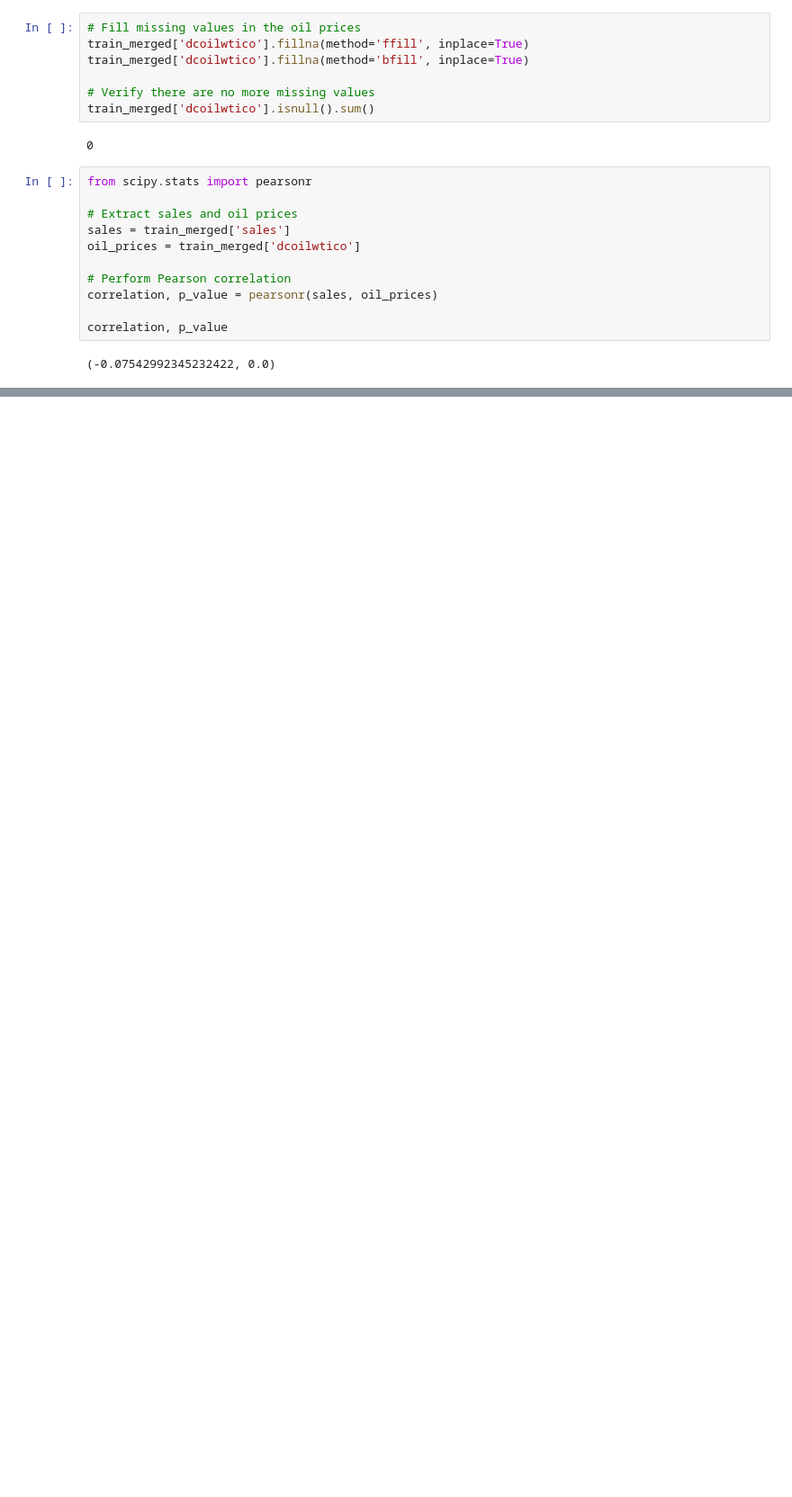
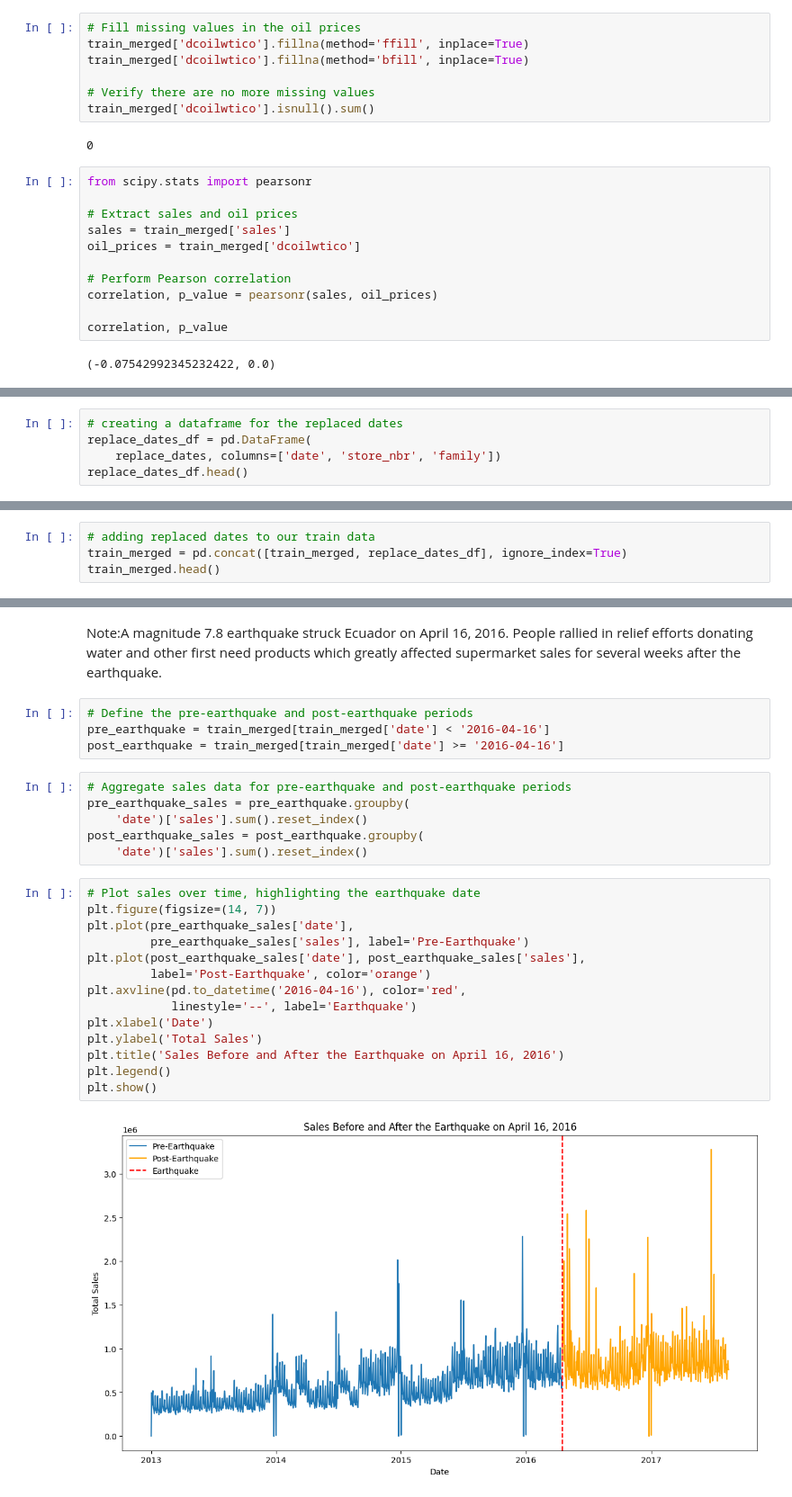
Before and after one commit to elishastanley/Demand-Forecasting-Optimization-for-Corporation-Favorita-A-Time-Series-Regression-ML-Approach, a Jupyter notebook: Notebooks/main.ipynb, the cells around one changed output, grey strips where cells are left out. Shown at 90% size. Saved outputs shown, nothing was run; the diff lists cells and outputs as text; blank space fills up the shorter version.

```diff
--- a/Notebooks/main.ipynb
+++ b/Notebooks/main.ipynb
@@ -412,0 +443,5 @@ correlation, p_value
+# %%
+# creating a dataframe for the replaced dates
+replace_dates_df = pd.DataFrame(
+    replace_dates, columns=['date', 'store_nbr', 'family'])
+replace_dates_df.head()
@@ -412,0 +455,4 @@ correlation, p_value
+# %%
+# adding replaced dates to our train data
+train_merged = pd.concat([train_merged, replace_dates_df], ignore_index=True)
+train_merged.head()
@@ -412,0 +490,28 @@ correlation, p_value
+# %% [markdown]
+Note:A magnitude 7.8 earthquake struck Ecuador on April 16, 2016. People rallied in relief efforts donating water and other first need products which greatly affected supermarket sales for several weeks after the earthquake.
+# %%
+# Define the pre-earthquake and post-earthquake periods
+pre_earthquake = train_merged[train_merged['date'] < '2016-04-16']
+post_earthquake = train_merged[train_merged['date'] >= '2016-04-16']
+# %%
+# Aggregate sales data for pre-earthquake and post-earthquake periods
+pre_earthquake_sales = pre_earthquake.groupby(
+    'date')['sales'].sum().reset_index()
+post_earthquake_sales = post_earthquake.groupby(
+    'date')['sales'].sum().reset_index()
+# %%
+# Plot sales over time, highlighting the earthquake date
+plt.figure(figsize=(14, 7))
+plt.plot(pre_earthquake_sales['date'],
+         pre_earthquake_sales['sales'], label='Pre-Earthquake')
+plt.plot(post_earthquake_sales['date'], post_earthquake_sales['sales'],
+         label='Post-Earthquake', color='orange')
+plt.axvline(pd.to_datetime('2016-04-16'), color='red',
+            linestyle='--', label='Earthquake')
+plt.xlabel('Date')
+plt.ylabel('Total Sales')
+plt.title('Sales Before and After the Earthquake on April 16, 2016')
+plt.legend()
+plt.show()
+# %% [output]
+[figure, added]
```
Also changed, not shown: parts of 32 cells of this notebook.
